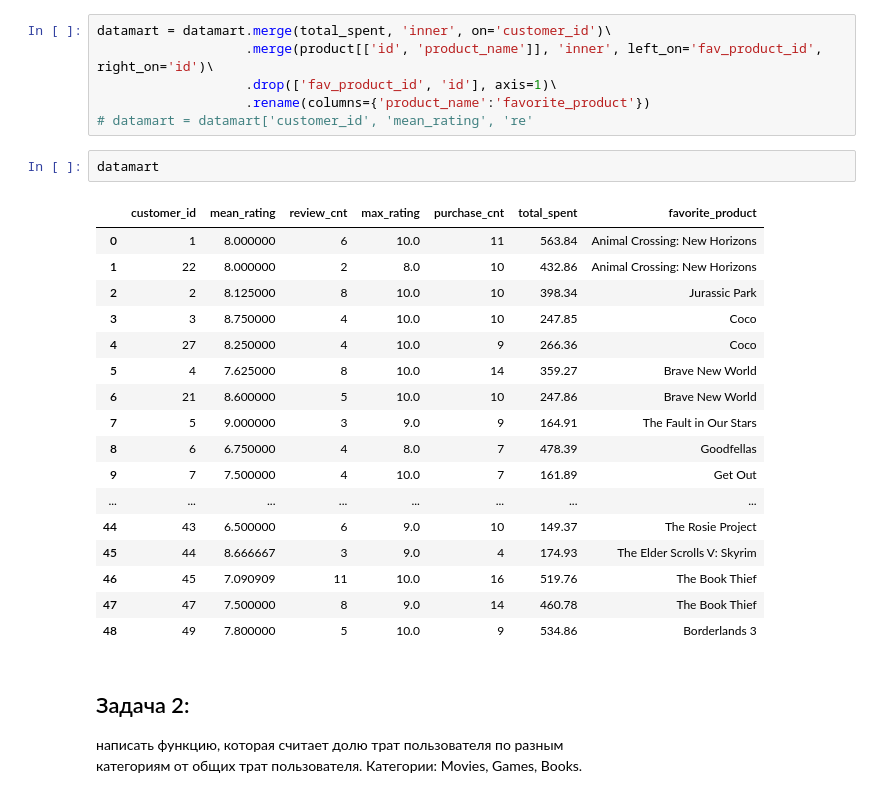
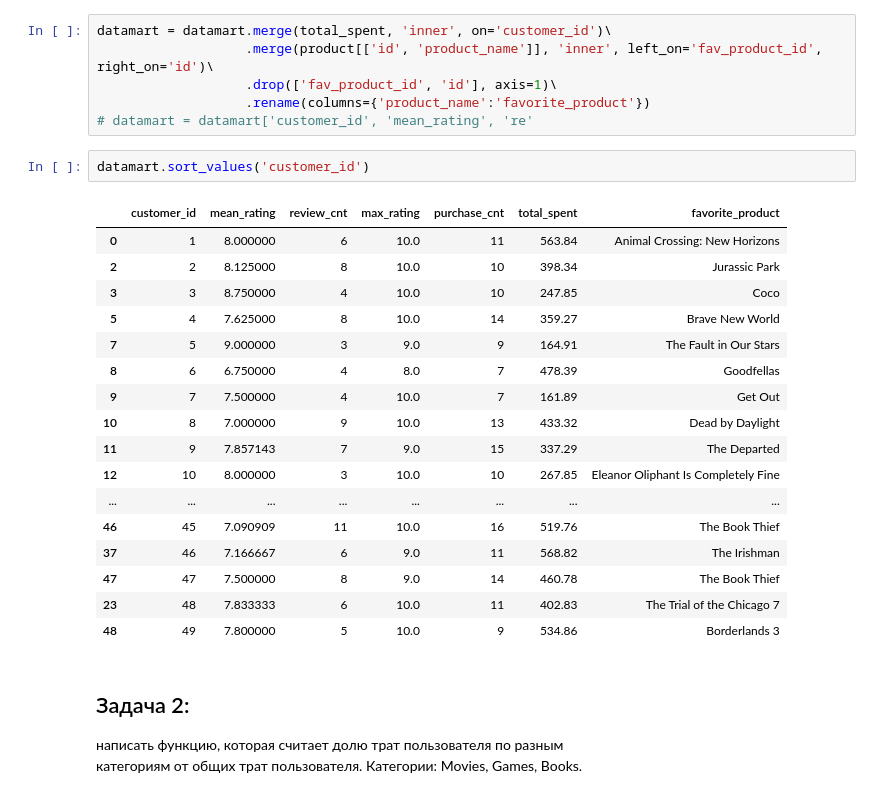
Before and after one commit to RiskofStorm/HSE, a Jupyter notebook: Python/HW_7.ipynb, the cells around one changed output. Saved outputs shown, nothing was run; the diff lists cells and outputs as text.

Commit message:
sort datamart output fix

```diff
--- a/Python/HW_7.ipynb
+++ b/Python/HW_7.ipynb
@@ -184,24 +184,24 @@ datamart = datamart.merge(total_spent, 'inner', on='customer_id')\
                    .rename(columns={'product_name':'favorite_product'})
 # datamart = datamart['customer_id', 'mean_rating', 're'
 # %%
-datamart
+datamart.sort_values('customer_id')
 # %% [output]
 |  | customer_id | mean_rating | review_cnt | max_rating | purchase_cnt | total_spent | favorite_product |
 | 0 | 1 | 8.000000 | 6 | 10.0 | 11 | 563.84 | Animal Crossing: New Horizons |
-| 1 | 22 | 8.000000 | 2 | 8.0 | 10 | 432.86 | Animal Crossing: New Horizons |
 | 2 | 2 | 8.125000 | 8 | 10.0 | 10 | 398.34 | Jurassic Park |
 | 3 | 3 | 8.750000 | 4 | 10.0 | 10 | 247.85 | Coco |
-| 4 | 27 | 8.250000 | 4 | 10.0 | 9 | 266.36 | Coco |
 | 5 | 4 | 7.625000 | 8 | 10.0 | 14 | 359.27 | Brave New World |
-| 6 | 21 | 8.600000 | 5 | 10.0 | 10 | 247.86 | Brave New World |
 | 7 | 5 | 9.000000 | 3 | 9.0 | 9 | 164.91 | The Fault in Our Stars |
 | 8 | 6 | 6.750000 | 4 | 8.0 | 7 | 478.39 | Goodfellas |
 | 9 | 7 | 7.500000 | 4 | 10.0 | 7 | 161.89 | Get Out |
+| 10 | 8 | 7.000000 | 9 | 10.0 | 13 | 433.32 | Dead by Daylight |
+| 11 | 9 | 7.857143 | 7 | 9.0 | 15 | 337.29 | The Departed |
+| 12 | 10 | 8.000000 | 3 | 10.0 | 10 | 267.85 | Eleanor Oliphant Is Completely Fine |
 | ... | ... | ... | ... | ... | ... | ... | ... |
-| 44 | 43 | 6.500000 | 6 | 9.0 | 10 | 149.37 | The Rosie Project |
-| 45 | 44 | 8.666667 | 3 | 9.0 | 4 | 174.93 | The Elder Scrolls V: Skyrim |
 | 46 | 45 | 7.090909 | 11 | 10.0 | 16 | 519.76 | The Book Thief |
+| 37 | 46 | 7.166667 | 6 | 9.0 | 11 | 568.82 | The Irishman |
 | 47 | 47 | 7.500000 | 8 | 9.0 | 14 | 460.78 | The Book Thief |
+| 23 | 48 | 7.833333 | 6 | 10.0 | 11 | 402.83 | The Trial of the Chicago 7 |
 | 48 | 49 | 7.800000 | 5 | 10.0 | 9 | 534.86 | Borderlands 3 |
 # %% [markdown]
 ## Задача 2:
```
